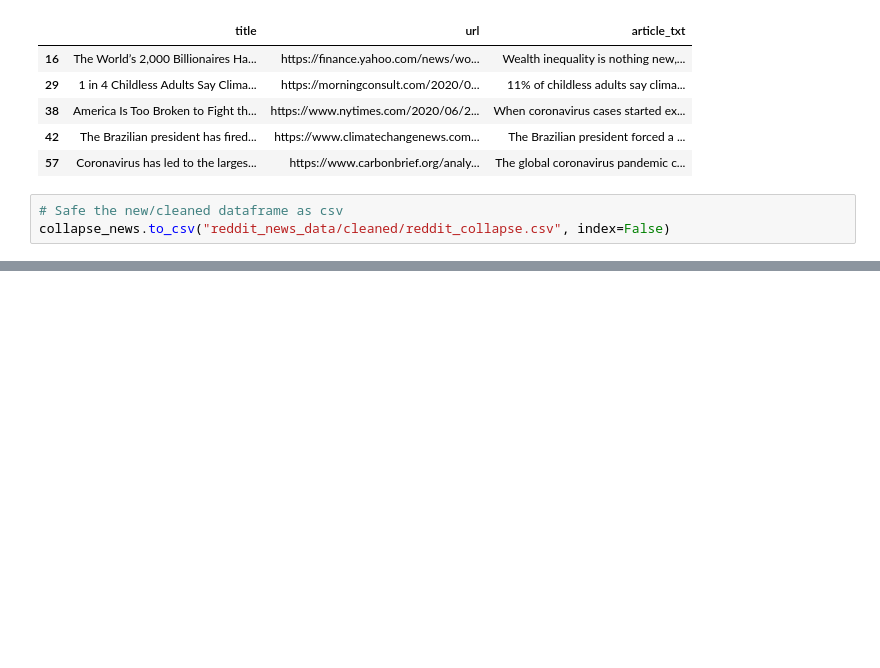
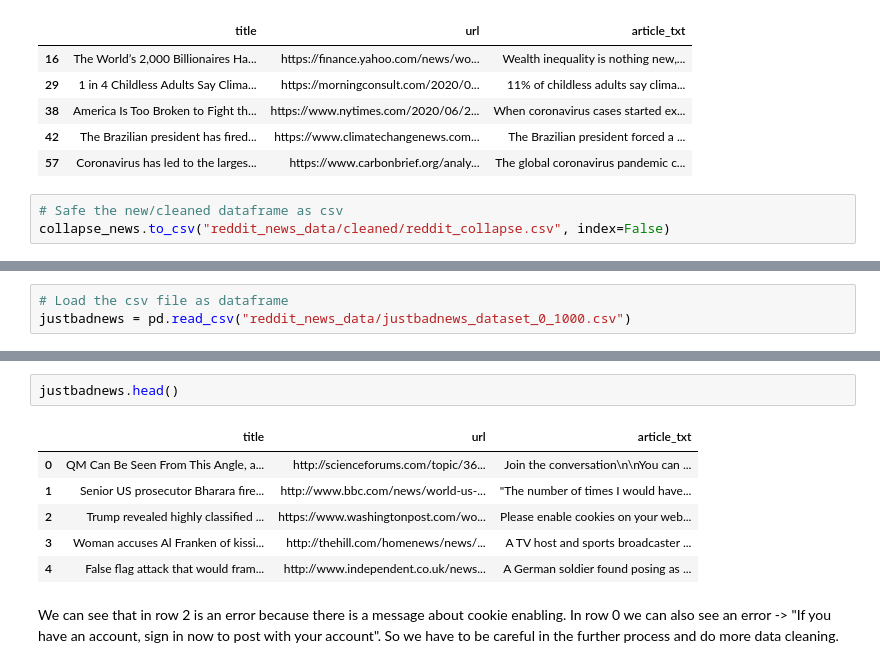
Before and after one commit to svenrr/good_news_everyone, a Jupyter notebook: Datasets/dataset_reddit/Reddit-URL-to-Article.ipynb, the cells around one changed output, grey strips where cells are left out. Cells and saved outputs as stored; diff of their text form; blank space fills up the shorter version.

```diff
--- a/Datasets/dataset_reddit/Reddit-URL-to-Article.ipynb
+++ b/Datasets/dataset_reddit/Reddit-URL-to-Article.ipynb
@@ -246,0 +310,3 @@ collapse_news.to_csv("reddit_news_data/cleaned/reddit_collapse.csv", index=False
+# %%
+# Load the csv file as dataframe
+justbadnews = pd.read_csv("reddit_news_data/justbadnews_dataset_0_1000.csv")
@@ -246,0 +318,12 @@ collapse_news.to_csv("reddit_news_data/cleaned/reddit_collapse.csv", index=False
+# %%
+justbadnews.head()
+# %% [output]
+|  | title | url | article_txt |
+| 0 | QM Can Be Seen From This Angle, a... | http://scienceforums.com/topic/36... | Join the conversation\n\nYou can ... |
+| 1 | Senior US prosecutor Bharara fire... | http://www.bbc.com/news/world-us-... | "The number of times I would have... |
+| 2 | Trump revealed highly classified ... | https://www.washingtonpost.com/wo... | Please enable cookies on your web... |
+| 3 | Woman accuses Al Franken of kissi... | http://thehill.com/homenews/news/... | A TV host and sports broadcaster ... |
+| 4 | False flag attack that would fram... | http://www.independent.co.uk/news... | A German soldier found posing as ... |
+# %% [markdown]
+We can see that in row 2 is an error because there is a message about cookie enabling. In row 0 we can also see an error -> "If you have an account, sign in now to post with your account".
+So we have to be careful in the further process and do more data cleaning.
```
Also changed, not shown: parts of 26 cells of this notebook.
